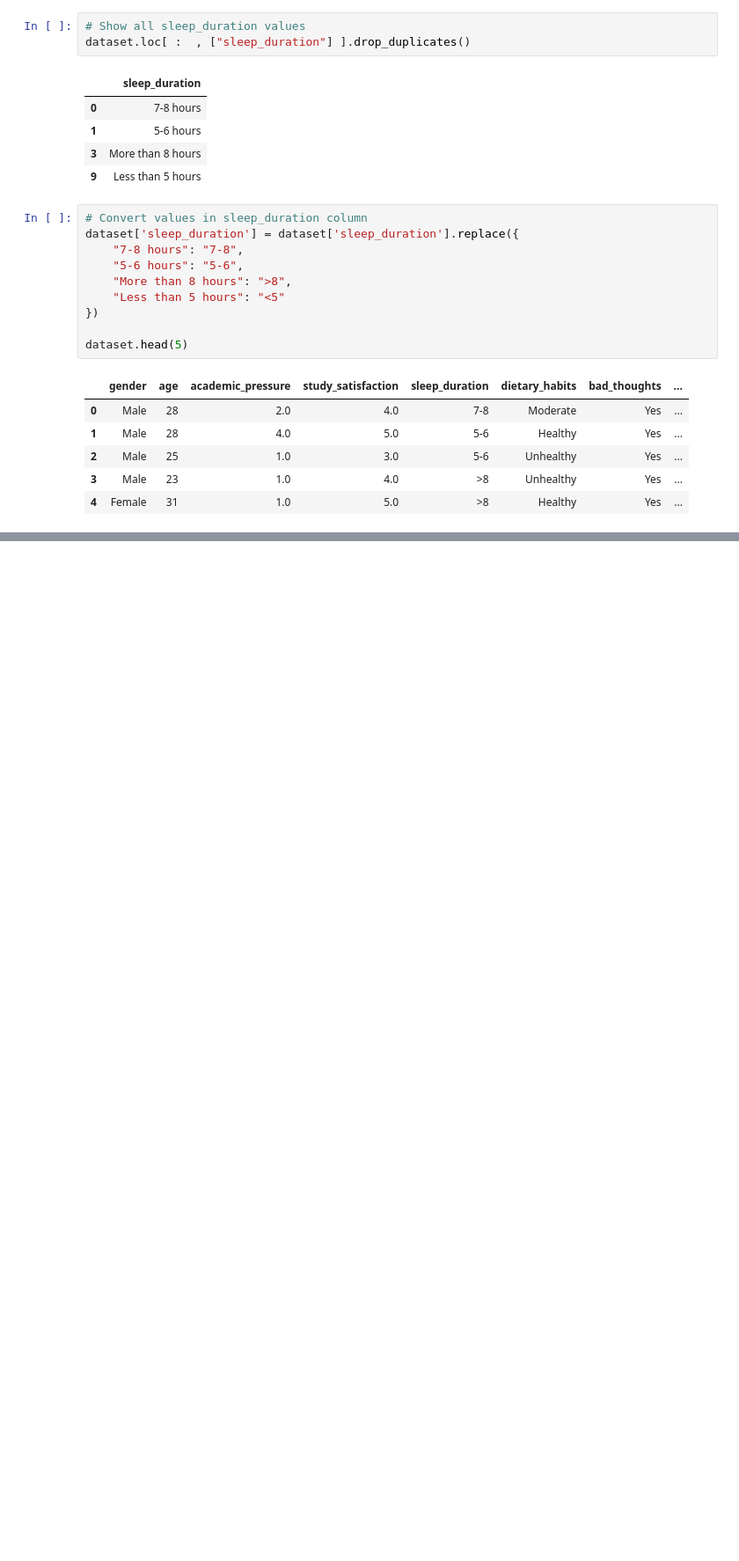
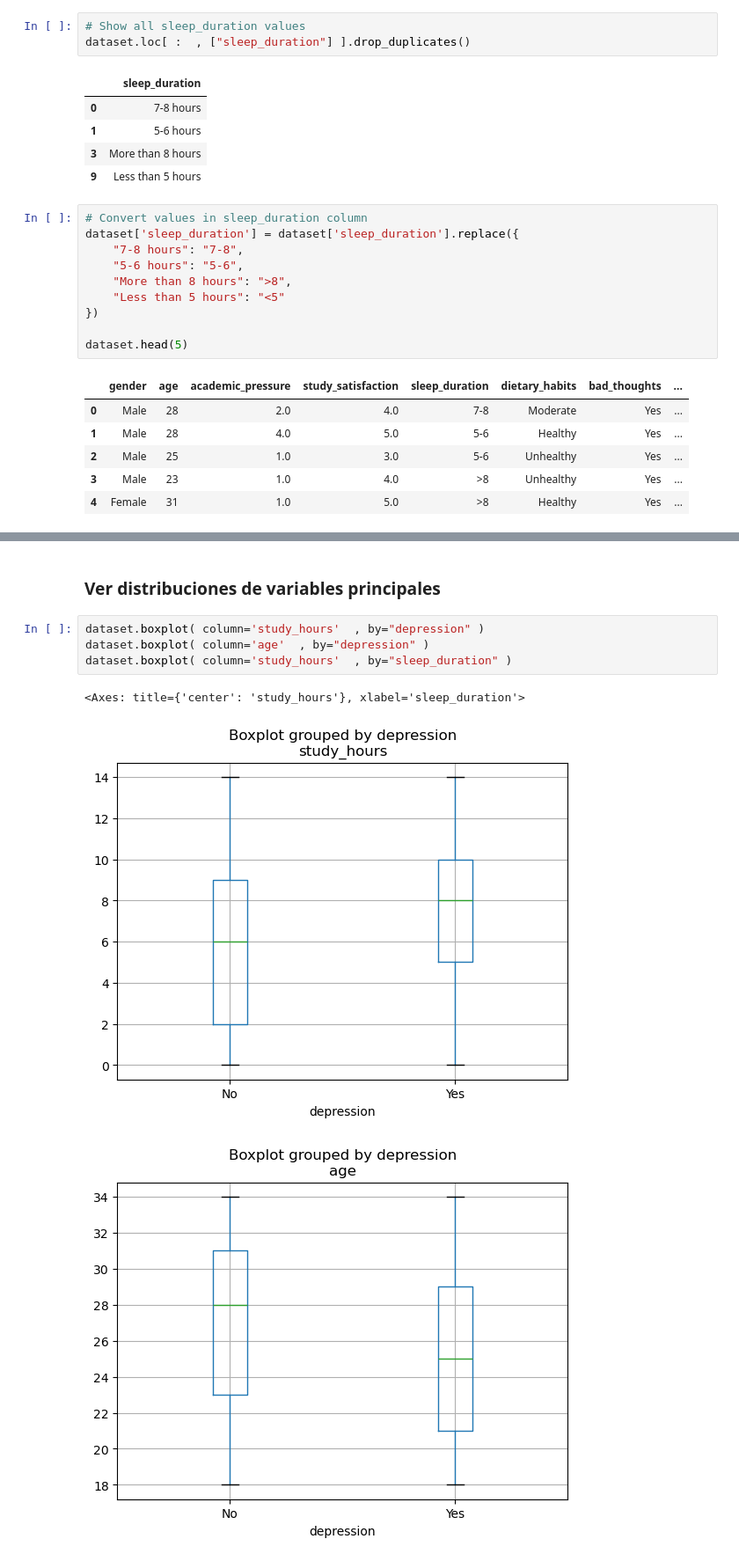
Before and after one commit to GalletaOreo98/Data-Science, a Jupyter notebook: EDA Students Depression/eda_students_depression.ipynb, the cells around one changed output, grey strips where cells are left out. Shown at 88% size. Drawn from its saved outputs; the diff is of its cells as text; blank space fills up the shorter version.

```diff
--- a/EDA Students Depression/eda_students_depression.ipynb
+++ b/EDA Students Depression/eda_students_depression.ipynb
@@ -92,0 +112,10 @@ os_grouped
+# %% [markdown]
+### Ver distribuciones de variables principales
+# %%
+dataset.boxplot( column='study_hours'  , by="depression" )
+dataset.boxplot( column='age'  , by="depression" )
+dataset.boxplot( column='study_hours'  , by="sleep_duration" )
+# %% [output]
+<Axes: title={'center': 'study_hours'}, xlabel='sleep_duration'>
+[figure, added]
+[figure, added]
```
Also changed, not shown: parts of 11 cells of this notebook.
